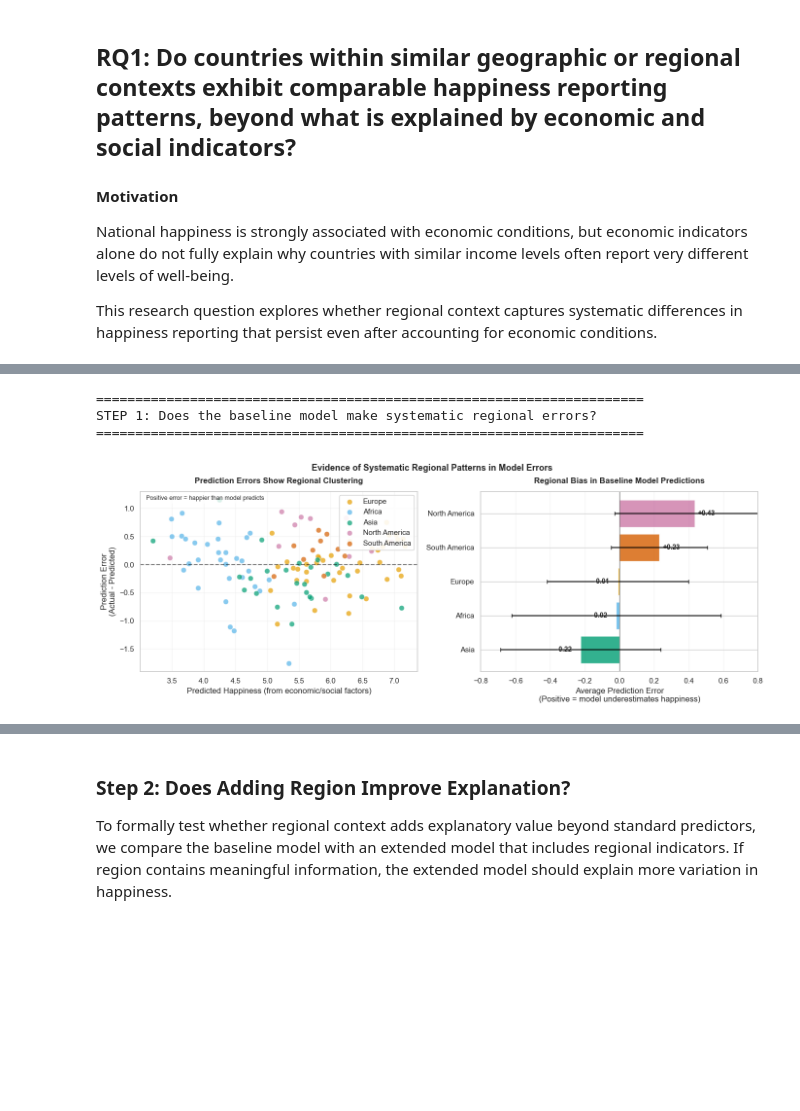
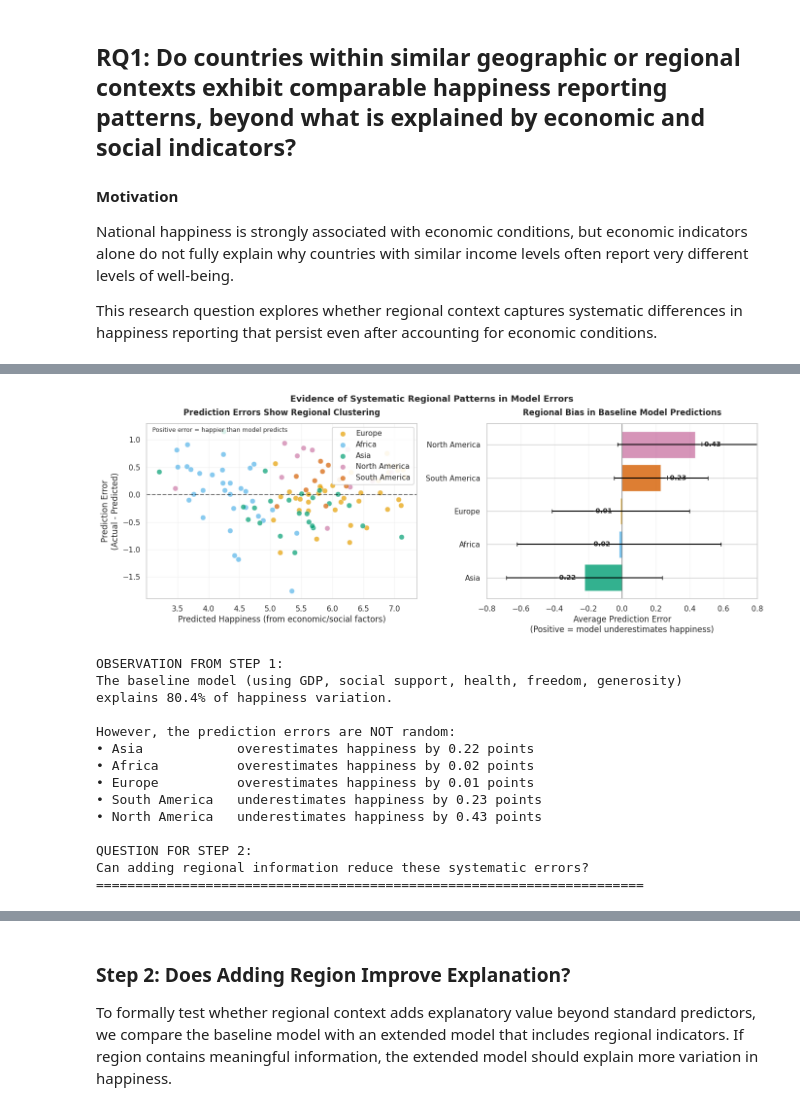
Before and after one commit to baxasd/DVCW, a Jupyter notebook: Z22590018.ipynb, the cells around one changed output, grey strips where cells are left out. Drawn from its saved outputs; the diff is of its cells as text; code cells hidden in the pictures; blank space fills up the shorter version.

```diff
--- a/Z22590018.ipynb
+++ b/Z22590018.ipynb
@@ -503,4 +487,5 @@ Together, these observations indicate that happiness is not shaped by single fac
 # %%
+# Define and divide to regions
 region_map = {
 
     # Europe
@@ -628,7 +613,7 @@ region_map = {
     "Sierra Leone": "Africa",
     "Togo": "Africa",
 
-    # North America (incl. Central America & Caribbean)
+    # North America
     "United States": "North America",
     "Canada": "North America",
     "Mexico": "North America",
@@ -655,10 +640,9 @@ region_map = {
 
     # Oceania
     "Australia": "Oceania",
-    "New Zealand": "Oceania",
-}
+    "New Zealand": "Oceania"}
 
-
+# Map to regions col
 df_balanced["Region"] = df_balanced["Country"].map(region_map)
 
 country_cols = [
@@ -667,16 +651,12 @@ country_cols = [
     "SocialSupport",
     "Health",
     "Freedom",
-    "Generosity"
-]
+    "Generosity"]
 
-df_country = (
-    df_balanced
-    .groupby(["Country", "Region"], as_index=False)[country_cols]
-    .mean()
-)
+# Reset index
+df_country = (df_balanced.groupby(["Country", "Region"], as_index=False)[country_cols].mean())
 
-
+# Print nnumber of countries per region
 df_country["Region"].value_counts()
 # %% [output]
 Region
@@ -704,17 +686,35 @@ This model represents the best explanation of happiness available using standard
 # %%
-# ===================================================
 # STEP 1: VISUALIZING THE REGIONAL PATTERNS IN ERRORS
-# ===================================================
+# Baseline predictors
+predictors = ["GDP", "SocialSupport", "Health", "Freedom", "Generosity"]
 
-print("="*70)
-print("STEP 1: Does the baseline model make systematic regional errors?")
-print("="*70)
+# Clean country-level dataset
+df_country_clean = df_country.dropna(
+    subset=predictors + ["Happiness", "Region"]
+).copy()
+
+# Fit baseline model (NO region)
+X = df_country_clean[predictors]
+y = df_country_clean["Happiness"]
+
+model_base = LinearRegression().fit(X, y)
+r2_base = model_base.score(X, y)
+
+# Store predictions and residuals
+df_country_clean["Predicted_Base"] = model_base.predict(X)
+df_country_clean["Residual"] = df_country_clean["Happiness"] - df_country_clean["Predicted_Base"]
+
+# Focus regions (as used in your code)
+focus_regions = ['Europe', 'Africa', 'Asia', 'North America', 'South America']
+
+# Create df_focus EXACTLY as expected by your plotting code
+df_focus = df_country_clean[
+    df_country_clean["Region"].isin(focus_regions)
+].copy()
 
 fig, (ax1, ax2) = plt.subplots(1, 2, figsize=(14, 5))
 
-# ---------------------------------------------------
 # Plot 1: Regional clustering of prediction errors
-# ---------------------------------------------------
 for region, color in region_colors_focus.items():
     subset = df_focus[df_focus['Region'] == region]
     if subset.empty:
@@ -744,9 +744,7 @@ ax1.text(0.02, 0.98, 'Positive error = happier than model predicts',
          transform=ax1.transAxes, fontsize=9, va='top',
          bbox=dict(boxstyle='round,pad=0.3', facecolor='white', alpha=0.8))
 
-# ---------------------------------------------------
 # Plot 2: Regional bias in model predictions
-# ---------------------------------------------------
 # Calculate mean error by region
 region_stats = df_focus.groupby('Region').agg(
     Mean_Error=('Residual', 'mean'),
@@ -769,38 +767,46 @@ for i, (bar, (region, row)) in enumerate(zip(bars, region_stats.iterrows())):
              f'{width:+.2f}',
              va='center', ha='left' if width > 0 else 'right',
              fontsize=10, fontweight='bold')
 
 ax2.axvline(x=0, color='black', linestyle='-', alpha=0.5, linewidth=1)
 ax2.set_xlabel('Average Prediction Error\n(Positive = model underestimates happiness)')
 ax2.set_title('Regional Bias in Baseline Model Predictions',
               fontsize=12, fontweight='bold', pad=12)
 ax2.set_yticks(y_pos)
 ax2.set_yticklabels(region_stats.index)
 ax2.grid(True, alpha=0.2, axis='x')
 ax2.set_xlim(-0.8, 0.8)
 
 plt.tight_layout()
 plt.suptitle('Evidence of Systematic Regional Patterns in Model Errors',
              fontsize=13, fontweight='bold', y=1.02)
-plt.savefig('assets/rq1_step1_regional_errors.png', dpi=300, bbox_inches='tight')
+plt.savefig('assets/rq1/rq1_step1_regional_errors.png', dpi=300, bbox_inches='tight')
 plt.show()
 
-# ---------------------------------------------------
 # Step 1 Summary (NOT Conclusion)
-# ---------------------------------------------------
 print("\nOBSERVATION FROM STEP 1:")
-print("-"*40)
 print("The baseline model (using GDP, social support, health, freedom, generosity)")
 print(f"explains {r2_base:.1%} of happiness variation.")
 print("\nHowever, the prediction errors are NOT random:")
 for region, stats in region_stats.iterrows():
     direction = "underestimates" if stats['Mean_Error'] > 0 else "overestimates"
     print(f"• {region:15} {direction} happiness by {abs(stats['Mean_Error']):.2f} points")
 print("\nQUESTION FOR STEP 2:")
 print("Can adding regional information reduce these systematic errors?")
 print("="*70)
 # %% [output]
+[figure, new version]
+OBSERVATION FROM STEP 1:
+The baseline model (using GDP, social support, health, freedom, generosity)
+explains 80.4% of happiness variation.
+
+However, the prediction errors are NOT random:
+• Asia            overestimates happiness by 0.22 points
+• Africa          overestimates happiness by 0.02 points
+• Europe          overestimates happiness by 0.01 points
+• South America   underestimates happiness by 0.23 points
+• North America   underestimates happiness by 0.43 points
+
+QUESTION FOR STEP 2:
+Can adding regional information reduce these systematic errors?
 ======================================================================
-STEP 1: Does the baseline model make systematic regional errors?
-======================================================================
-[figure, old version]
```
Also changed, not shown: parts of 29 cells of this notebook, 26 other files.
